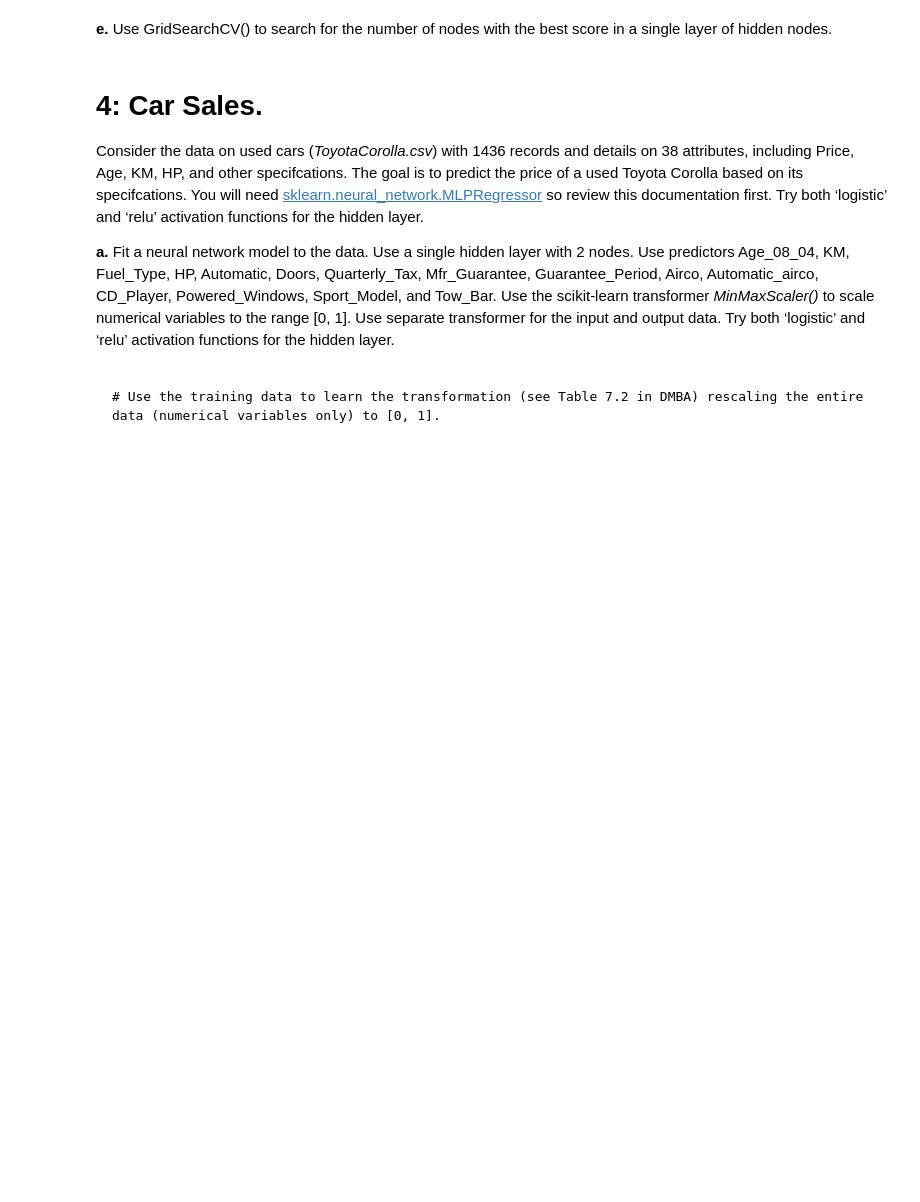
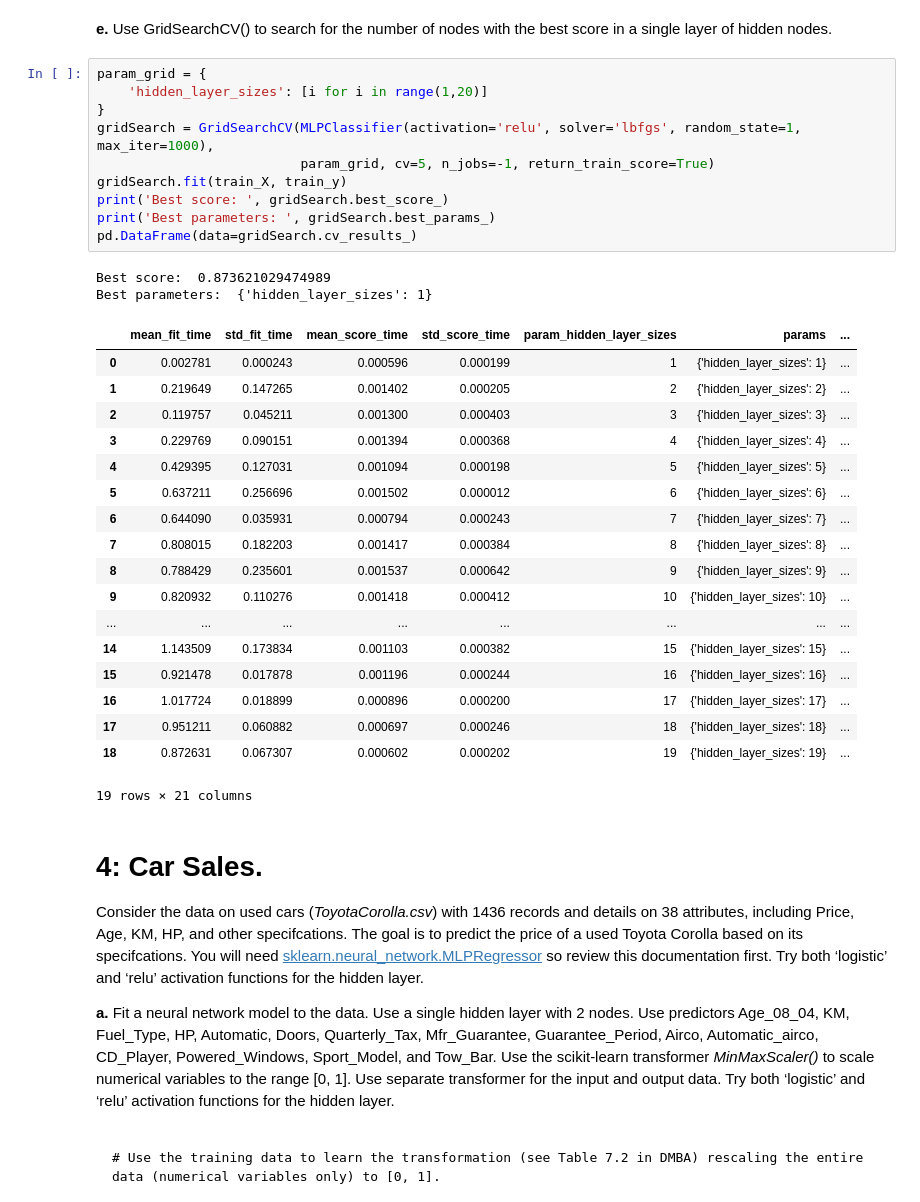
Before and after one commit to wolfesamk/MSBA-207, a Jupyter notebook: Homework/MSBA 207 Chapter 11.ipynb, the cells around one changed output. Drawn from its saved outputs; the diff is of its cells as text; blank space fills up the shorter version.

```diff
--- a/Homework/MSBA 207 Chapter 11.ipynb
+++ b/Homework/MSBA 207 Chapter 11.ipynb
@@ -94,5 +290,36 @@ __d.__ What sort of information, if any, is provided about the eﬀects of the v
 # %% [markdown]
 __e.__ Use GridSearchCV() to search for the number of nodes with the best score in a single layer of hidden nodes.
+# %%
+param_grid = {
+    'hidden_layer_sizes': [i for i in range(1,20)]
+}
+gridSearch = GridSearchCV(MLPClassifier(activation='relu', solver='lbfgs', random_state=1, max_iter=1000),
+                          param_grid, cv=5, n_jobs=-1, return_train_score=True)
+gridSearch.fit(train_X, train_y)
+print('Best score: ', gridSearch.best_score_)
+print('Best parameters: ', gridSearch.best_params_)
+pd.DataFrame(data=gridSearch.cv_results_)
+# %% [output]
+Best score:  0.873621029474989
+Best parameters:  {'hidden_layer_sizes': 1}
+|  | mean_fit_time | std_fit_time | mean_score_time | std_score_time | param_hidden_layer_sizes | params | ... |
+| 0 | 0.002781 | 0.000243 | 0.000596 | 0.000199 | 1 | {'hidden_layer_sizes': 1} | ... |
+| 1 | 0.219649 | 0.147265 | 0.001402 | 0.000205 | 2 | {'hidden_layer_sizes': 2} | ... |
+| 2 | 0.119757 | 0.045211 | 0.001300 | 0.000403 | 3 | {'hidden_layer_sizes': 3} | ... |
+| 3 | 0.229769 | 0.090151 | 0.001394 | 0.000368 | 4 | {'hidden_layer_sizes': 4} | ... |
+| 4 | 0.429395 | 0.127031 | 0.001094 | 0.000198 | 5 | {'hidden_layer_sizes': 5} | ... |
+| 5 | 0.637211 | 0.256696 | 0.001502 | 0.000012 | 6 | {'hidden_layer_sizes': 6} | ... |
+| 6 | 0.644090 | 0.035931 | 0.000794 | 0.000243 | 7 | {'hidden_layer_sizes': 7} | ... |
+| 7 | 0.808015 | 0.182203 | 0.001417 | 0.000384 | 8 | {'hidden_layer_sizes': 8} | ... |
+| 8 | 0.788429 | 0.235601 | 0.001537 | 0.000642 | 9 | {'hidden_layer_sizes': 9} | ... |
+| 9 | 0.820932 | 0.110276 | 0.001418 | 0.000412 | 10 | {'hidden_layer_sizes': 10} | ... |
+| ... | ... | ... | ... | ... | ... | ... | ... |
+| 14 | 1.143509 | 0.173834 | 0.001103 | 0.000382 | 15 | {'hidden_layer_sizes': 15} | ... |
+| 15 | 0.921478 | 0.017878 | 0.001196 | 0.000244 | 16 | {'hidden_layer_sizes': 16} | ... |
+| 16 | 1.017724 | 0.018899 | 0.000896 | 0.000200 | 17 | {'hidden_layer_sizes': 17} | ... |
+| 17 | 0.951211 | 0.060882 | 0.000697 | 0.000246 | 18 | {'hidden_layer_sizes': 18} | ... |
+| 18 | 0.872631 | 0.067307 | 0.000602 | 0.000202 | 19 | {'hidden_layer_sizes': 19} | ... |
+19 rows × 21 columns
 # %% [markdown]
 # 4: Car Sales.
 
```
Also changed, not shown: parts of 54 cells of this notebook.
